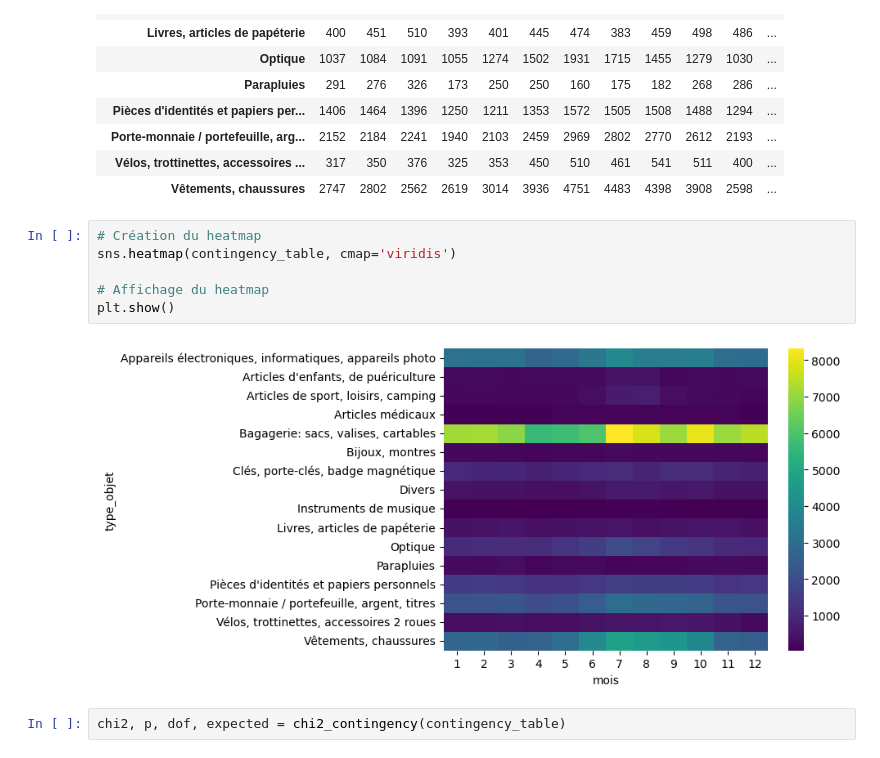
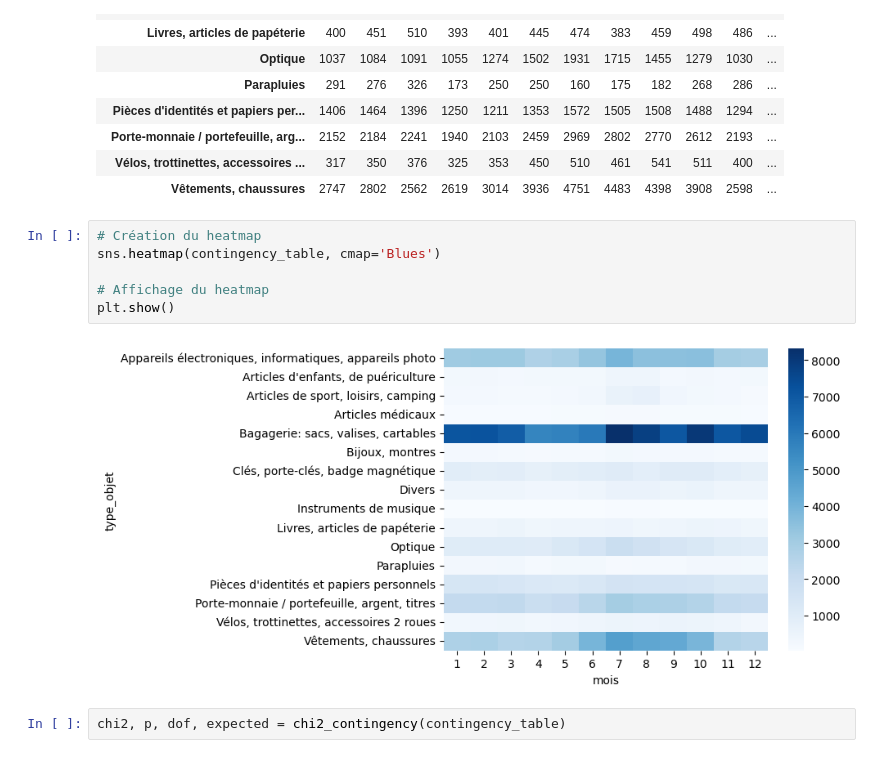
Before and after one commit to StevenDelval/brief_Lost_in_translation, a Jupyter notebook: datascience.ipynb, the cells around one changed output. Drawn from its saved outputs; the diff is of its cells as text.

Commit message:
Color heatmap

```diff
--- a/datascience.ipynb
+++ b/datascience.ipynb
@@ -330,12 +330,12 @@ contingency_table
 | Vêtements, chaussures | 2747 | 2802 | 2562 | 2619 | 3014 | 3936 | 4751 | 4483 | 4398 | 3908 | 2598 | ... |
 # %%
 # Création du heatmap
-sns.heatmap(contingency_table, cmap='viridis')
+sns.heatmap(contingency_table, cmap='Blues')
 
 # Affichage du heatmap
 plt.show()
 # %% [output]
-[figure, old version]
+[figure, new version]
 # %%
 chi2, p, dof, expected = chi2_contingency(contingency_table)
 # %%
```
